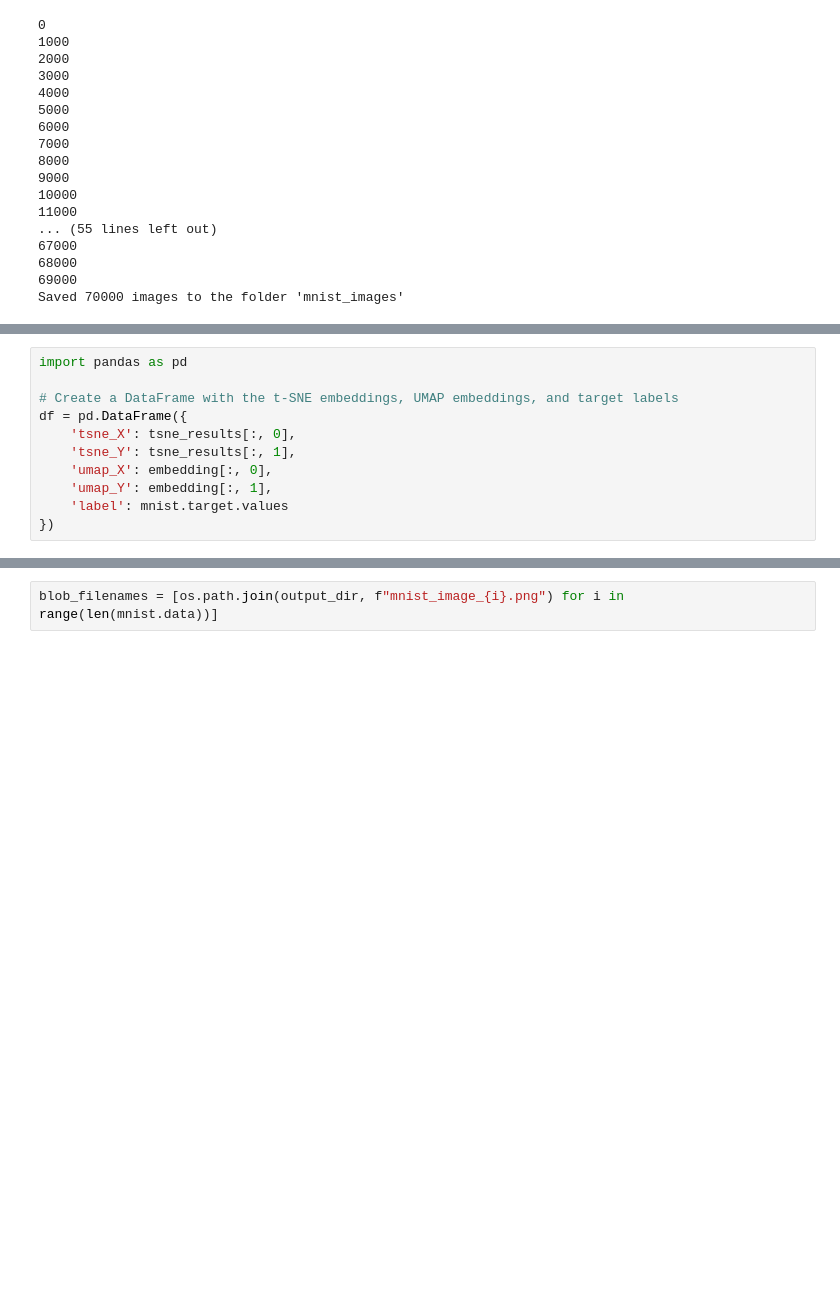
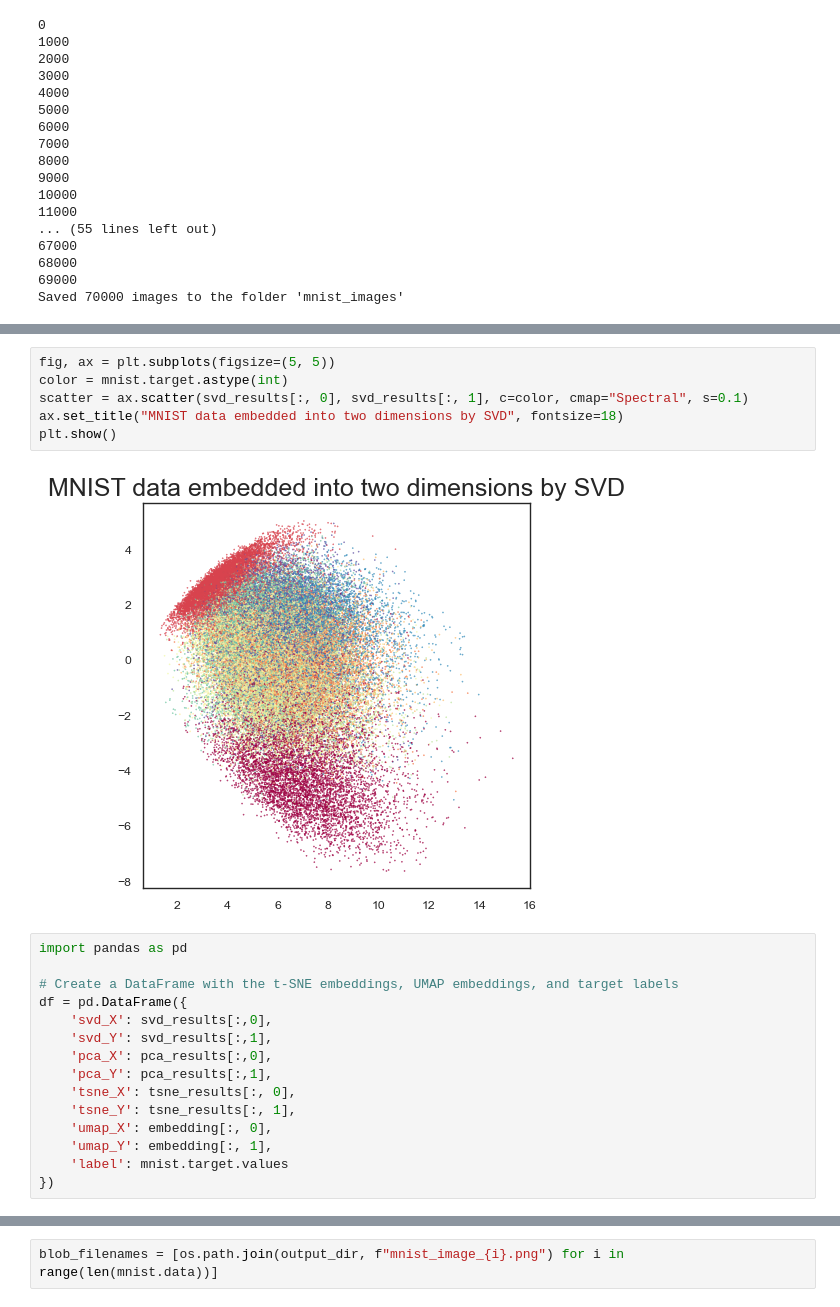
Before and after one commit to mcembalest/maxionomic, a Jupyter notebook: notebooks/dimreduction.ipynb, the cells around one changed output, grey strips where cells are left out. Drawn from its saved outputs; the diff is of its cells as text; blank space fills up the shorter version.

```diff
--- a/notebooks/dimreduction.ipynb
+++ b/notebooks/dimreduction.ipynb
@@ -117,8 +127,20 @@ Saved 70000 images to the folder 'mnist_images'
+# %%
+fig, ax = plt.subplots(figsize=(5, 5))
+color = mnist.target.astype(int)
+scatter = ax.scatter(svd_results[:, 0], svd_results[:, 1], c=color, cmap="Spectral", s=0.1)
+ax.set_title("MNIST data embedded into two dimensions by SVD", fontsize=18)
+plt.show()
+# %% [output]
+[figure, added]
 # %%
 import pandas as pd
 
 # Create a DataFrame with the t-SNE embeddings, UMAP embeddings, and target labels
 df = pd.DataFrame({
+    'svd_X': svd_results[:,0],
+    'svd_Y': svd_results[:,1],
+    'pca_X': pca_results[:,0],
+    'pca_Y': pca_results[:,1],
     'tsne_X': tsne_results[:, 0],
     'tsne_Y': tsne_results[:, 1],
     'umap_X': embedding[:, 0],
```
Also changed, not shown: parts of 7 cells of this notebook.
